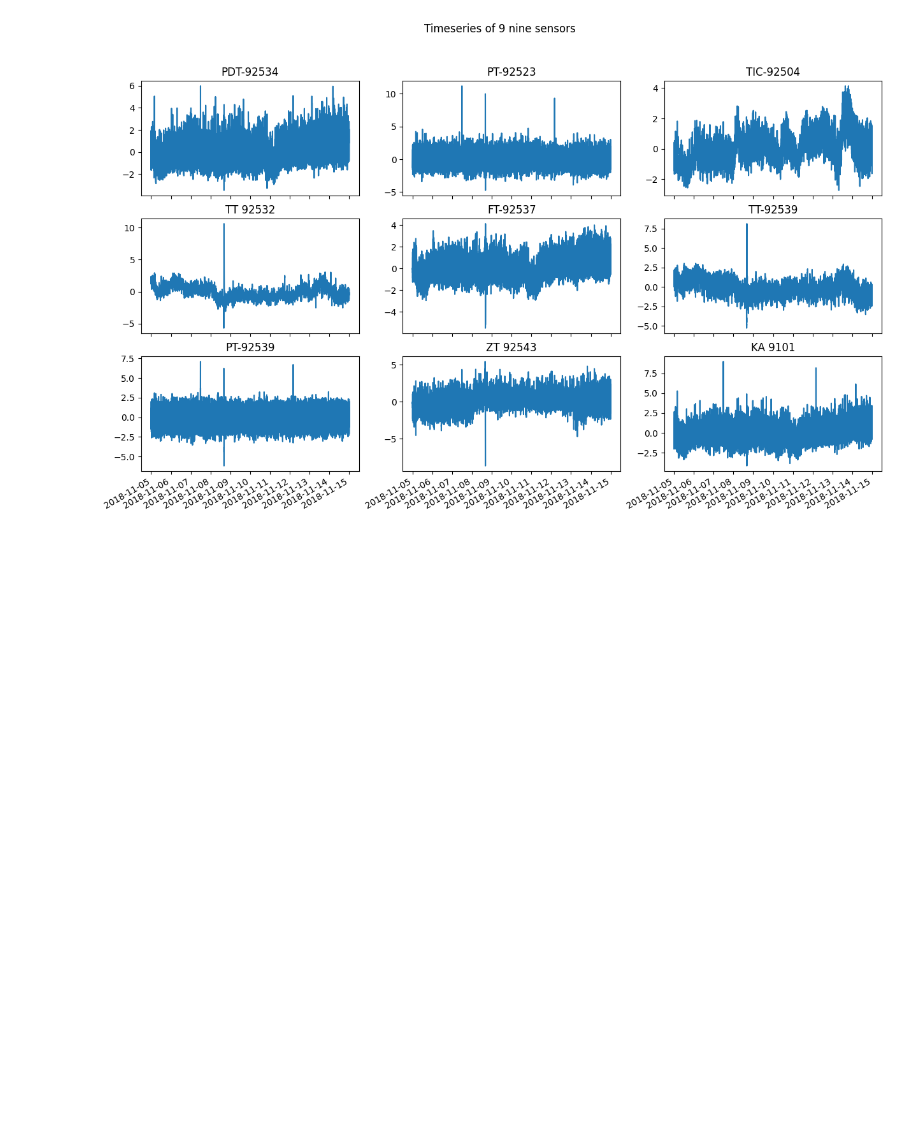
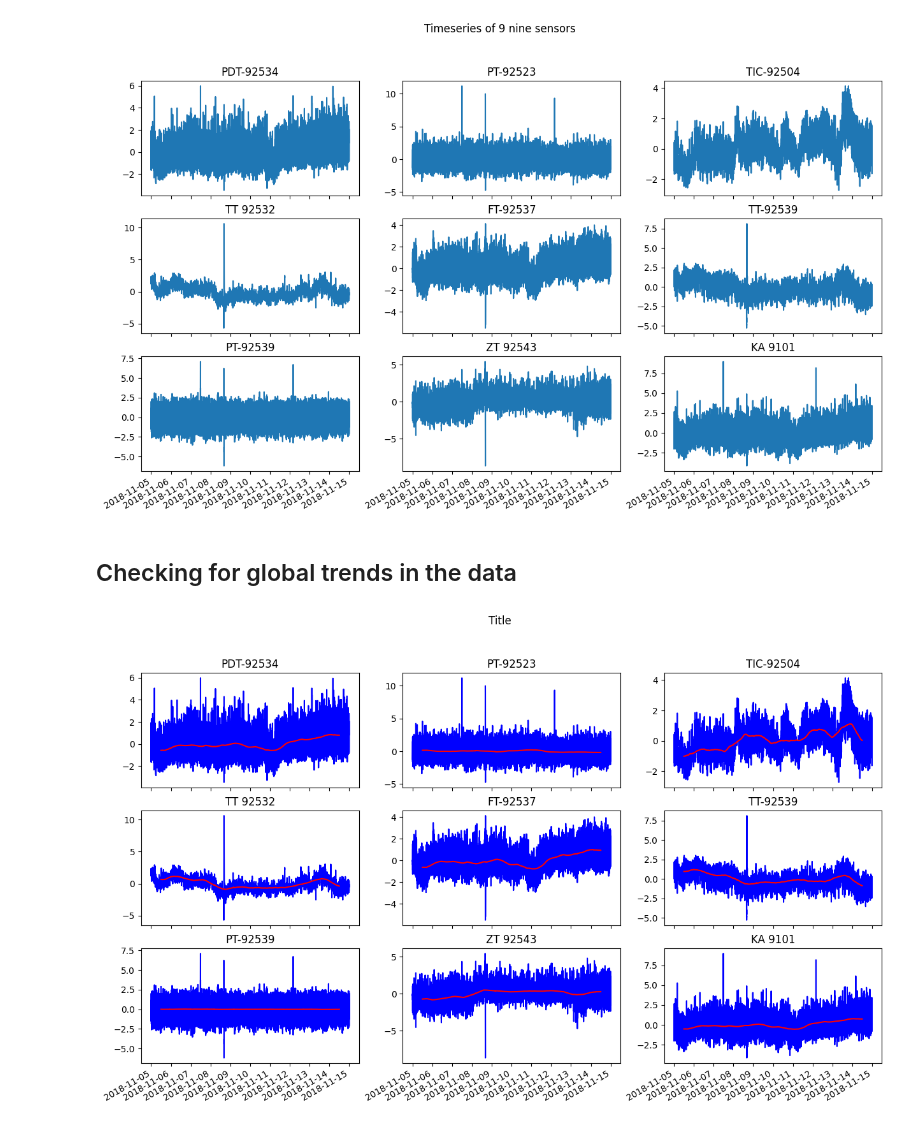
Before and after one commit to fredrikSveen/time_series_gan_project, a Jupyter notebook: data_exploration.ipynb, the cells around one changed output. Saved outputs shown, nothing was run; the diff lists cells and outputs as text; code cells hidden in the pictures; blank space fills up the shorter version.

Commit message:
Found global trends

```diff
--- a/data_exploration.ipynb
+++ b/data_exploration.ipynb
@@ -228,3 +228,31 @@ Original shape: (27733, 1) Resampled shape: (28800, 1)
 Original shape: (28625, 1) Resampled shape: (28800, 1)
 Reshaping done
 [figure]
+# %% [markdown]
+## Checking for global trends in the data
+# %%
+# %pip install statsmodels
+import statsmodels.api as sm
+
+title = 'Title'
+
+plt.figure(figsize=(15, 9))
+plt.suptitle(title)
+plt.gca().xaxis.set_major_formatter(mdates.DateFormatter('%d/%m/%Y'))
+plt.gca().xaxis.set_major_locator(mdates.DayLocator())
+rows = 3
+cols = 3
+n = rows * cols
+index = 1
+
+for name, df in reshaped_dfs.items():
+    plt.subplot(rows, cols, index)
+    index += 1
+    decomp = sm.tsa.seasonal_decompose(df, period = 2*60*24)
+    plt.plot(df, c='blue')
+    plt.plot(decomp.trend.index, decomp.trend, c='red')
+    plt.gcf().autofmt_xdate()
+    plt.title(name)
+plt.show()
+# %% [output]
+[figure, added]
```
Also changed, not shown: parts of 2 cells of this notebook, 1 other file.
